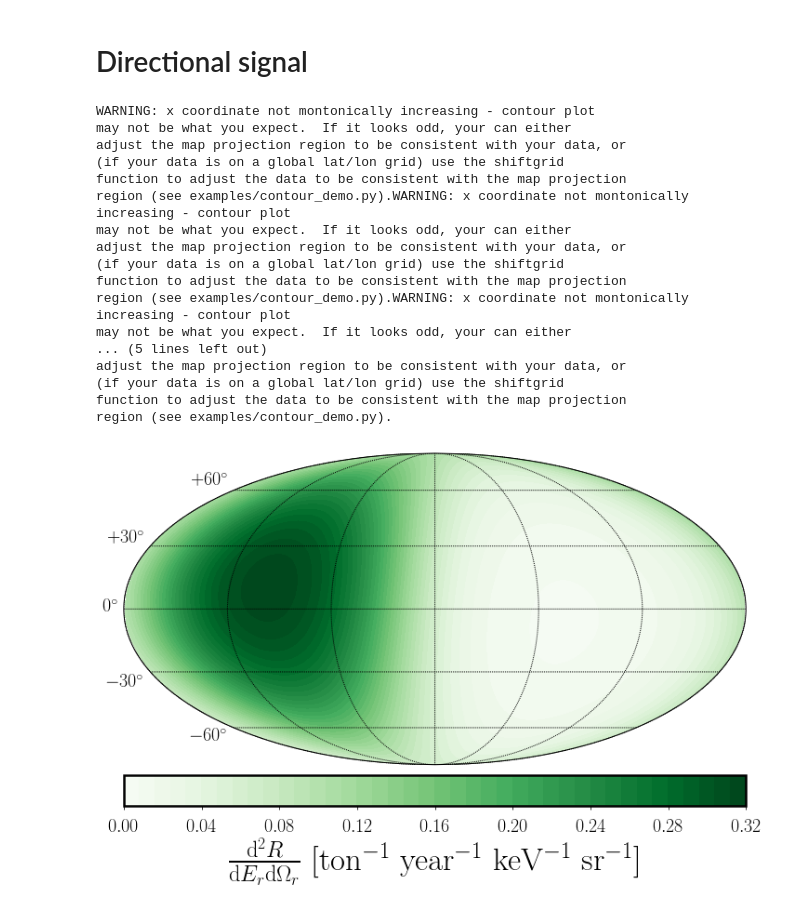
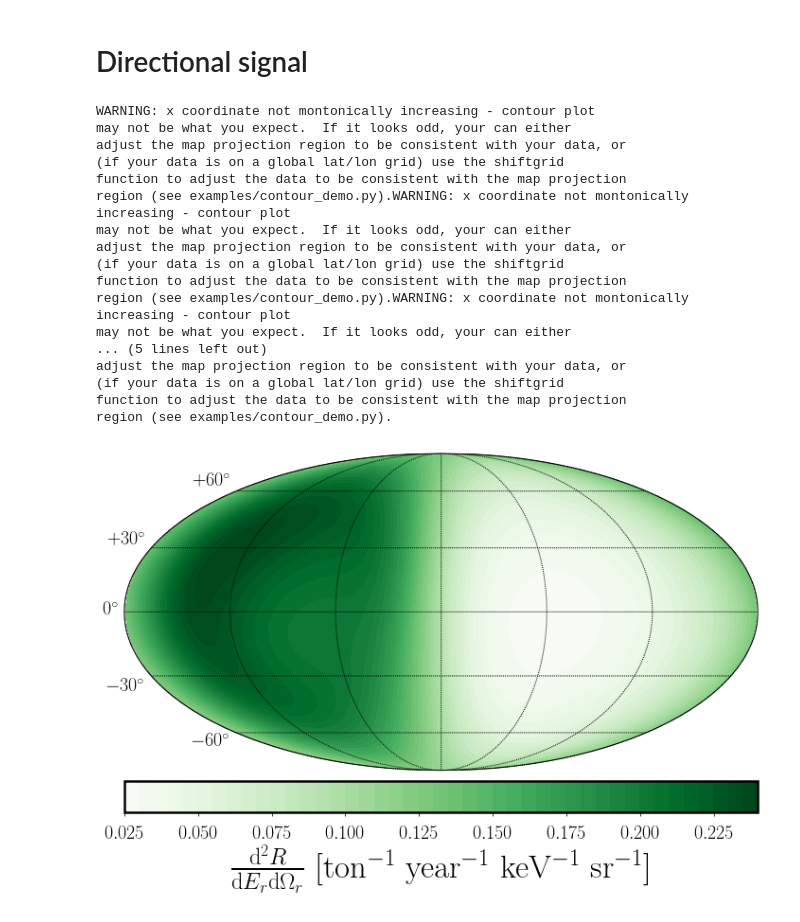
Before and after one commit to cajohare/DarkShards, a Jupyter notebook: code/PlotShards.ipynb, the cells around one changed output. Drawn from its saved outputs; the diff is of its cells as text; code cells hidden in the pictures.

```diff
--- a/code/PlotShards.ipynb
+++ b/code/PlotShards.ipynb
@@ -93,6 +93,8 @@ fig.savefig('../plots/plots_png/'+pltname+'.png',bbox_inches='tight')
 # Annual modulation
 Plot range and amplitude of the annual modulation
 # %%
+pltname = 'Shards_annualmod'
+
 # DM params
 A = Xe131.MassNumber
 m_chi = 20.0
@@ -105,6 +107,9 @@ E_max = 50.0
 E = linspace(0.01,E_max,n)
 v_min = MinimumWIMPSpeed(E,A,m_chi)
 
+
+xi_halo = 0.5
+xi_s = (1.0-xi_halo)/(1.0*nshards)
 
 # Loop over times
 ndays = 365
@@ -180,7 +185,7 @@ fig.savefig('../plots/plots_png/'+pltname+'.png',bbox_inches='tight')
 # Figure setup
 fig = plt.figure(figsize=(11,10))
 ax = fig.add_subplot(111)
-pltname = 'SpinningSubs_axionspectrum'
+pltname = 'Shards_axionspectrum'
 
 c_km = 3e8/1000
 
@@ -188,6 +193,8 @@ c_km = 3e8/1000
 m_a = 3e-6
 m_a_s = m_a/6.58e-16
 
+xi_halo = 0.5
+xi_s = (1.0-xi_halo)/(1.0*nshards)
 
 # Converting frequency to speed
 n = 100
@@ -244,7 +250,7 @@ fig.savefig('../plots/plots_png/'+pltname+'.png',bbox_inches='tight')
 import warnings
 warnings.filterwarnings("ignore", module="mpl_toolkits.basemap")
 fig = plt.figure(figsize=(12,10))
-pltname = 'SpinningSubs_Directional'
+pltname = 'Shards_Directional'
 
 n = 200
 ph = linspace(-pi, pi, n)
@@ -266,6 +272,10 @@ m_chi = 20.0
 sigma_p = 1.0e-45
 A = F19.MassNumber
 v_min = MinimumWIMPSpeed(E,A,m_chi)
+
+xi_halo = 0.1
+xi_s = (1.0-xi_halo)/(1.0*nshards)
+
 
 # Radon transform and rate
 fhat = xi_halo*fhat_Isotropic(v_min,-1.0*q,v_lab,v0,v_esc)
@@ -292,31 +302,31 @@ for i in range(0,4): # loop is to cure some rendering issues with matplotlib
 m.drawparallels(arange(-90.,120.,30.),labels=[1,0,0,0],color='k',fontsize=20) # draw parallels
 m.drawmeridians(arange(0.,420.,60.),color='k',fontsize=20) # draw meridians
 
 # colorbar
 cbar = plt.colorbar(orientation='horizontal',pad=0.02)
 cbar.ax.tick_params(labelsize=20,pad=10)
 cbar.set_label(r'$\frac{{\rm d}^2 R}{{\rm d}E_r {\rm d}\Omega_r}$ [ton$^{-1}$ year$^{-1}$ keV$^{-1}$ sr$^{-1}$]',fontsize=35,labelpad=10)
 plt.show()
 
 # save figure
 fig.savefig('../plots/'+pltname+'.pdf',bbox_inches='tight')
 fig.savefig('../plots/plots_png/'+pltname+'.png',bbox_inches='tight')
 # %% [output]
 WARNING: x coordinate not montonically increasing - contour plot
 may not be what you expect.  If it looks odd, your can either
 adjust the map projection region to be consistent with your data, or
 (if your data is on a global lat/lon grid) use the shiftgrid
 function to adjust the data to be consistent with the map projection
 region (see examples/contour_demo.py).WARNING: x coordinate not montonically increasing - contour plot
 may not be what you expect.  If it looks odd, your can either
 adjust the map projection region to be consistent with your data, or
 (if your data is on a global lat/lon grid) use the shiftgrid
 function to adjust the data to be consistent with the map projection
 region (see examples/contour_demo.py).WARNING: x coordinate not montonically increasing - contour plot
 may not be what you expect.  If it looks odd, your can either
 ... (5 lines left out)
 adjust the map projection region to be consistent with your data, or
 (if your data is on a global lat/lon grid) use the shiftgrid
 function to adjust the data to be consistent with the map projection
 region (see examples/contour_demo.py).
-[figure, old version]
+[figure, new version]
```
Also changed, not shown: parts of 2 cells of this notebook, 5 other files.
